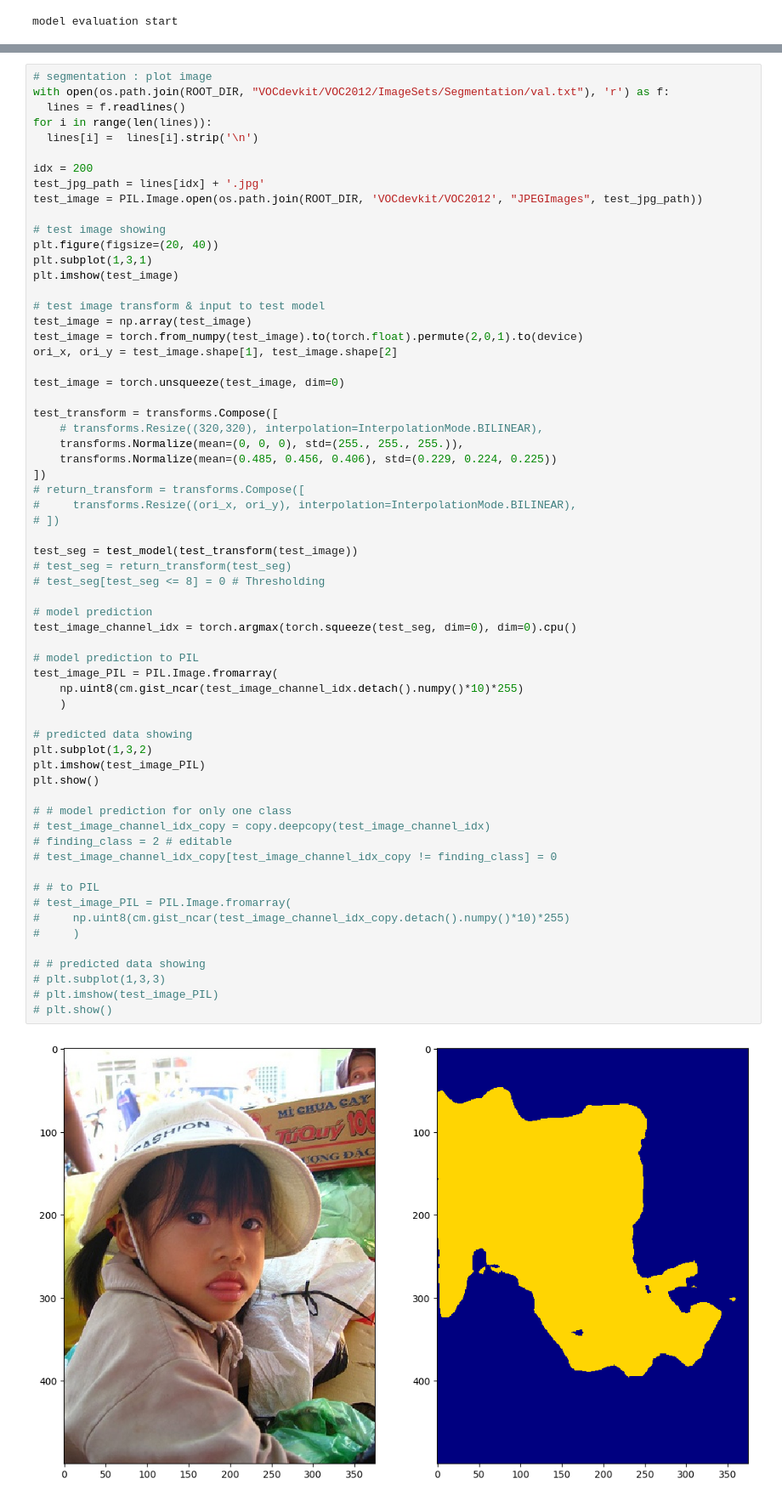
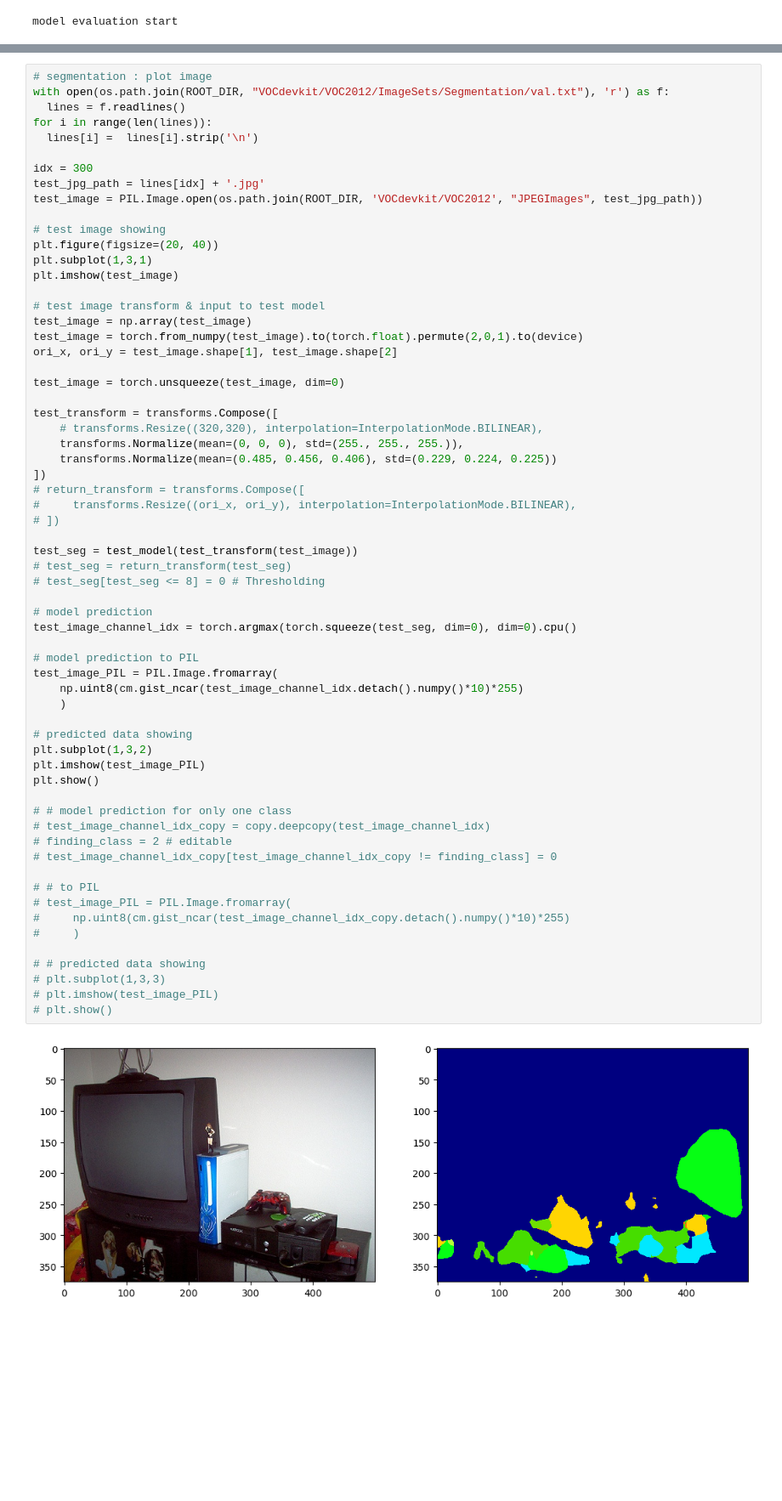
Before and after one commit to engineerJPark/Segmentation-to-World-Coordinate-by-FCN-and-Camera-Calibration, a Jupyter notebook: FCN.ipynb, the cells around one changed output, grey strips where cells are left out. Shown at 85% size. Drawn from its saved outputs; the diff is of its cells as text; blank space fills up the shorter version.

```diff
--- a/FCN.ipynb
+++ b/FCN.ipynb
@@ -397,7 +463,7 @@ with open(os.path.join(ROOT_DIR, "VOCdevkit/VOC2012/ImageSets/Segmentation/val.t
 for i in range(len(lines)):
   lines[i] =  lines[i].strip('\n')
 
-idx = 200
+idx = 300
 test_jpg_path = lines[idx] + '.jpg'
 test_image = PIL.Image.open(os.path.join(ROOT_DIR, 'VOCdevkit/VOC2012', "JPEGImages", test_jpg_path))
 
@@ -427,34 +493,34 @@ test_seg = test_model(test_transform(test_image))
 # test_seg[test_seg <= 8] = 0 # Thresholding
 
 # model prediction
 test_image_channel_idx = torch.argmax(torch.squeeze(test_seg, dim=0), dim=0).cpu()
 
 # model prediction to PIL
 test_image_PIL = PIL.Image.fromarray(
     np.uint8(cm.gist_ncar(test_image_channel_idx.detach().numpy()*10)*255)
     )
 
 # predicted data showing
 plt.subplot(1,3,2)
 plt.imshow(test_image_PIL)
 plt.show()
 
 # # model prediction for only one class
 # test_image_channel_idx_copy = copy.deepcopy(test_image_channel_idx)
 # finding_class = 2 # editable
 # test_image_channel_idx_copy[test_image_channel_idx_copy != finding_class] = 0
 
 # # to PIL
 # test_image_PIL = PIL.Image.fromarray(
 #     np.uint8(cm.gist_ncar(test_image_channel_idx_copy.detach().numpy()*10)*255)
 #     )
 
 # # predicted data showing
 # plt.subplot(1,3,3)
 # plt.imshow(test_image_PIL)
 # plt.show()
 # %% [output]
-[figure, old version]
+[figure, new version]
 # %%
 '''
 referenced from
```
Also changed, not shown: parts of 22 cells of this notebook, 1 other file.
